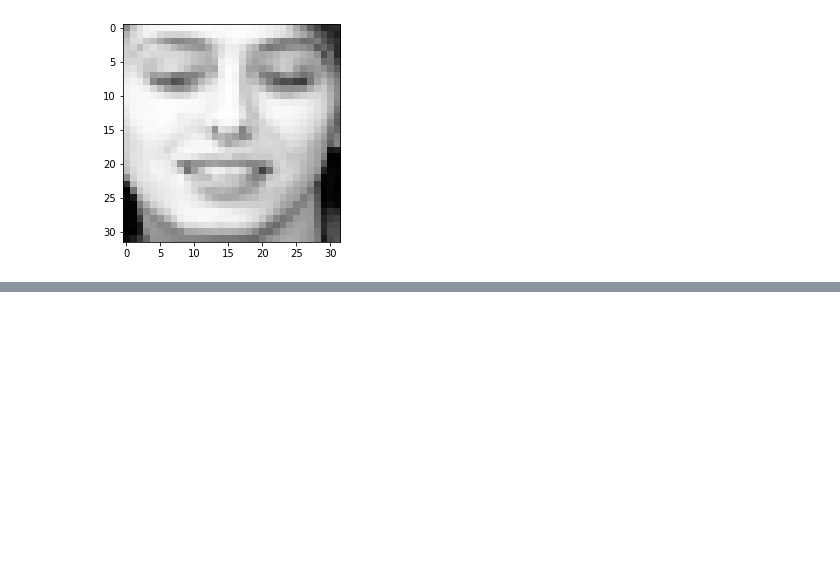
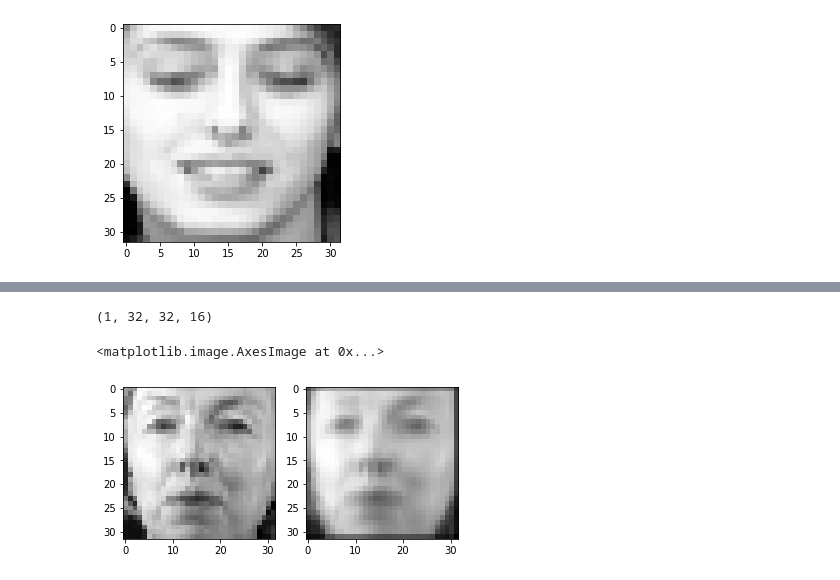
Before and after one commit to loftmain/opencv_project, a Jupyter notebook: week3/cnn_day2.ipynb, the cells around one changed output, grey strips where cells are left out. Drawn from its saved outputs; the diff is of its cells as text; code cells hidden in the pictures; blank space fills up the shorter version.

```diff
--- a/week3/cnn_day2.ipynb
+++ b/week3/cnn_day2.ipynb
@@ -221,0 +300,4 @@ plt.imshow(X_val[0,:].reshape(32,32), cmap='gray')
+# %%
+from keras.models import Model
+
+model2 = Model(inputs=model.inputs, output=model.layers[0].output)
@@ -221,0 +327,15 @@ plt.imshow(X_val[0,:].reshape(32,32), cmap='gray')
+# %%
+feature_maps = model2.predict(I)  # 특정 네트워크의 마지막 값을 알기 위해서 사용하는데 보통 예층값인데 여기서는 output을 했기 때문에 output을 의미한다.
+print(feature_maps.shape)
+# %% [output]
+(1, 32, 32, 16)
+# %%
+img = feature_maps[0, :, :, 0]
+plt.subplot(121)
+
+plt.imshow(I[0, :, :, 0], cmap="gray")
+plt.subplot(122)
+plt.imshow(img, cmap="gray")
+# %% [output]
+<matplotlib.image.AxesImage at 0x...>
+[figure, added]
```
Also changed, not shown: parts of 43 cells of this notebook.
